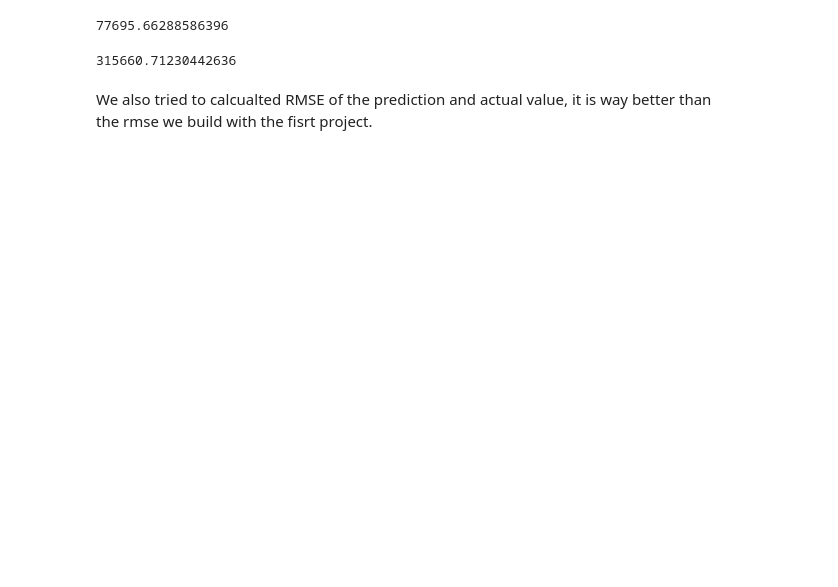
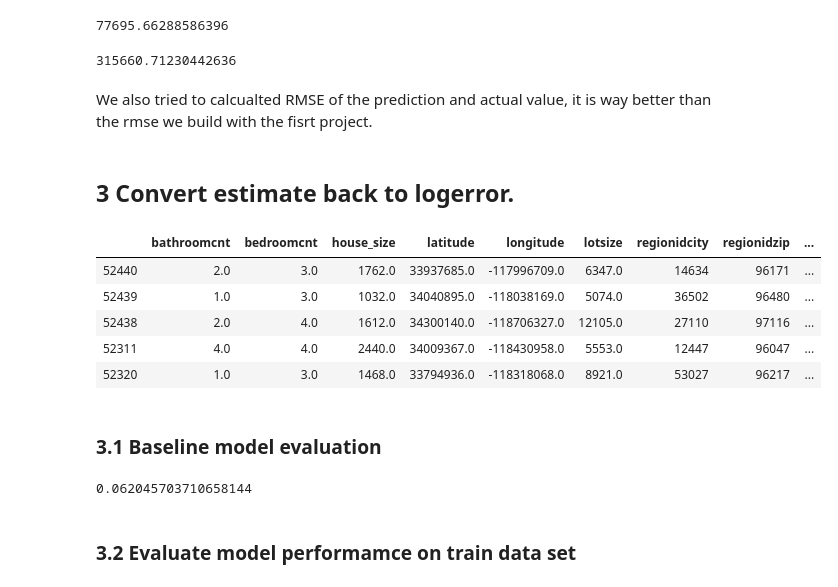
Before and after one commit to Clustering-Project-Allen-Cameron/clustering_project, a Jupyter notebook: zillow_cluster_modeling_final2, .ipynb, the cells around one changed output. Cells and saved outputs as stored; diff of their text form; code cells hidden in the pictures; blank space fills up the shorter version.

```diff
--- a/zillow_cluster_modeling_final2, .ipynb
+++ b/zillow_cluster_modeling_final2, .ipynb
@@ -474,3 +480,5 @@ RMSE_baseline
 315660.71230442636
 # %% [markdown]
 We also tried to calcualted RMSE of the prediction and actual value, it is way better than the rmse we build with the fisrt project.
+# %% [markdown]
+## 3 Convert estimate back to logerror.
@@ -476,0 +488,20 @@ We also tried to calcualted RMSE of the prediction and actual value, it is way b
+# %%
+df.head()
+# %% [output]
+|  | bathroomcnt | bedroomcnt | house_size | latitude | longitude | lotsize | regionidcity | regionidzip | ... |
+| 52440 | 2.0 | 3.0 | 1762.0 | 33937685.0 | -117996709.0 | 6347.0 | 14634 | 96171 | ... |
+| 52439 | 1.0 | 3.0 | 1032.0 | 34040895.0 | -118038169.0 | 5074.0 | 36502 | 96480 | ... |
+| 52438 | 2.0 | 4.0 | 1612.0 | 34300140.0 | -118706327.0 | 12105.0 | 27110 | 97116 | ... |
+| 52311 | 4.0 | 4.0 | 2440.0 | 34009367.0 | -118430958.0 | 5553.0 | 12447 | 96047 | ... |
+| 52320 | 1.0 | 3.0 | 1468.0 | 33794936.0 | -118318068.0 | 8921.0 | 53027 | 96217 | ... |
+# %% [markdown]
+### 3.1 Baseline model evaluation
+# %%
+train['baseline_logerror']=train.logerror.mean()
+MSE_baseline = mean_squared_error(train.logerror, train.baseline_logerror)
+RMSE_baseline = np.sqrt(MSE_baseline)
+RMSE_baseline
+# %% [output]
+0.062045703710658144
+# %% [markdown]
+### 3.2 Evaluate model performamce on train data set
```
Also changed, not shown: parts of 18 cells of this notebook.
